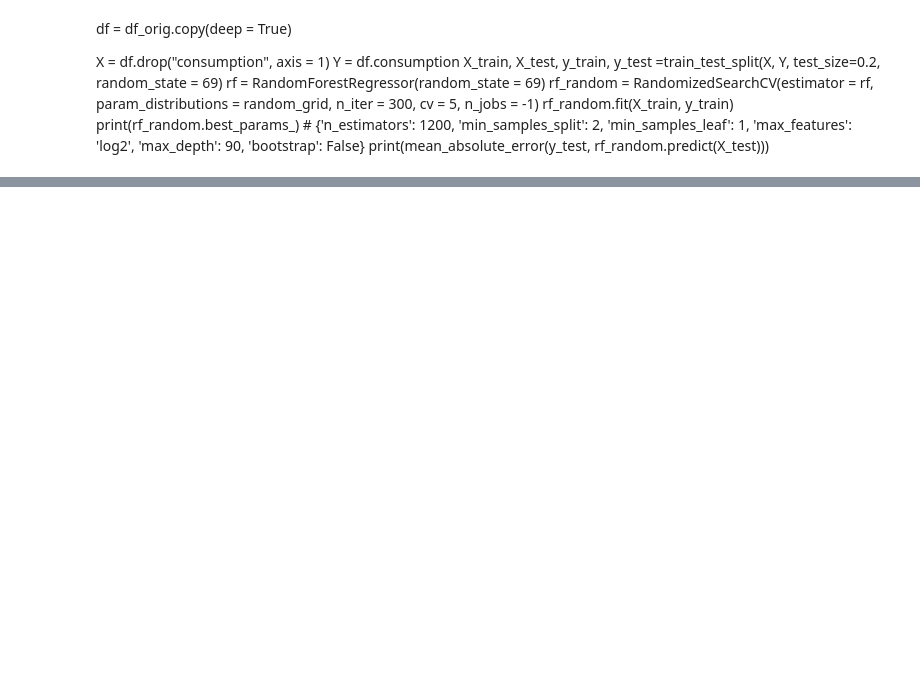
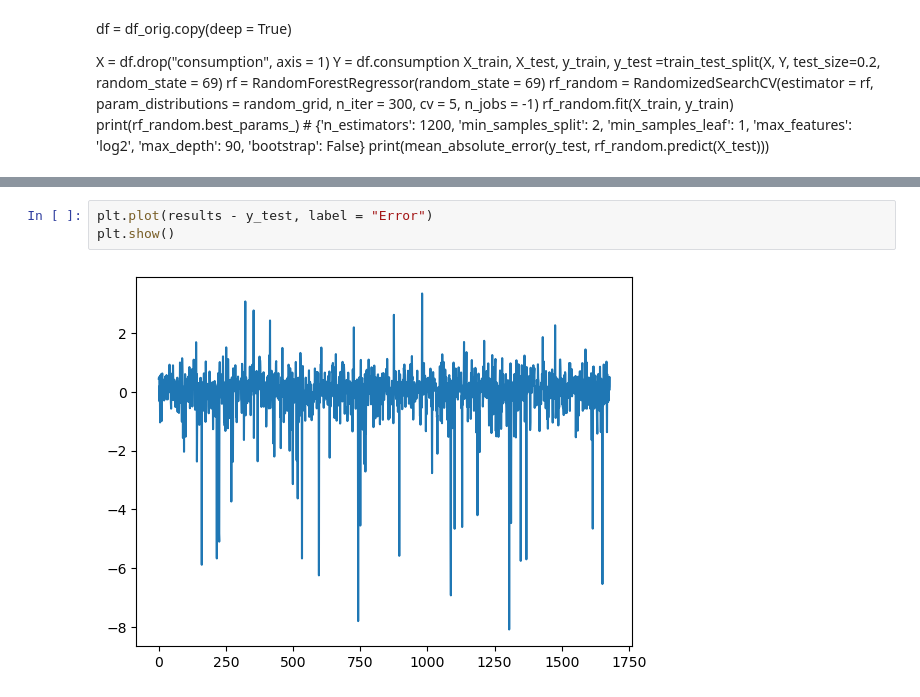
Before and after one commit to ukawaii/Sissejuhatus-andmeteadusesse---project, a Jupyter notebook: Projekt/Projekti energy models.ipynb, the cells around one changed output, grey strips where cells are left out. Drawn from its saved outputs; the diff is of its cells as text; blank space fills up the shorter version.

```diff
--- a/Projekt/Projekti energy models.ipynb
+++ b/Projekt/Projekti energy models.ipynb
@@ -268,0 +337,5 @@ print(mean_absolute_error(y_test, rf_random.predict(X_test)))
+# %%
+plt.plot(results - y_test, label = "Error")
+plt.show()
+# %% [output]
+[figure, added]
```
Also changed, not shown: parts of 20 cells of this notebook.
